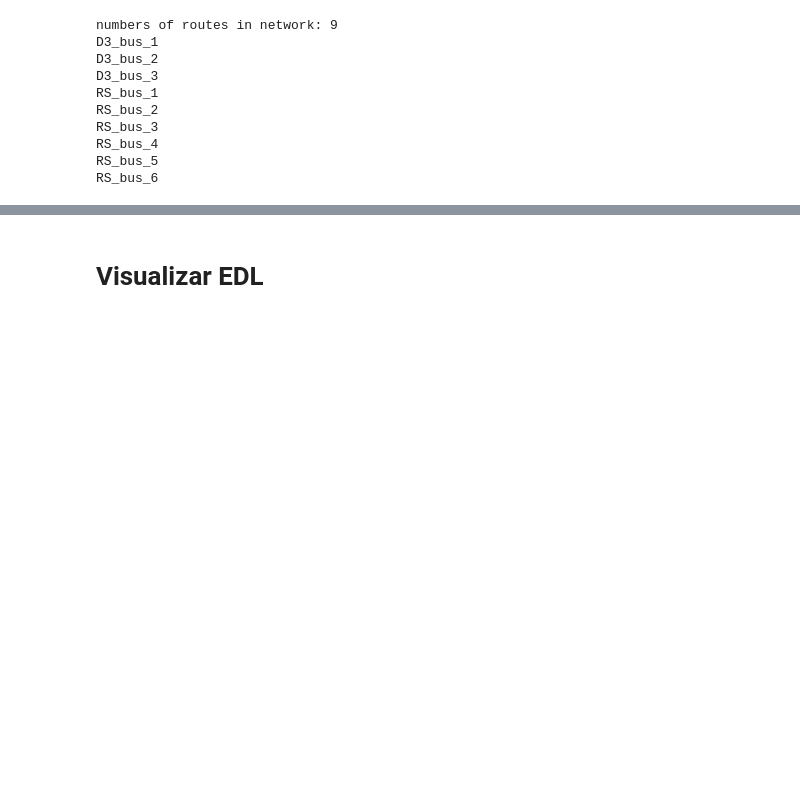
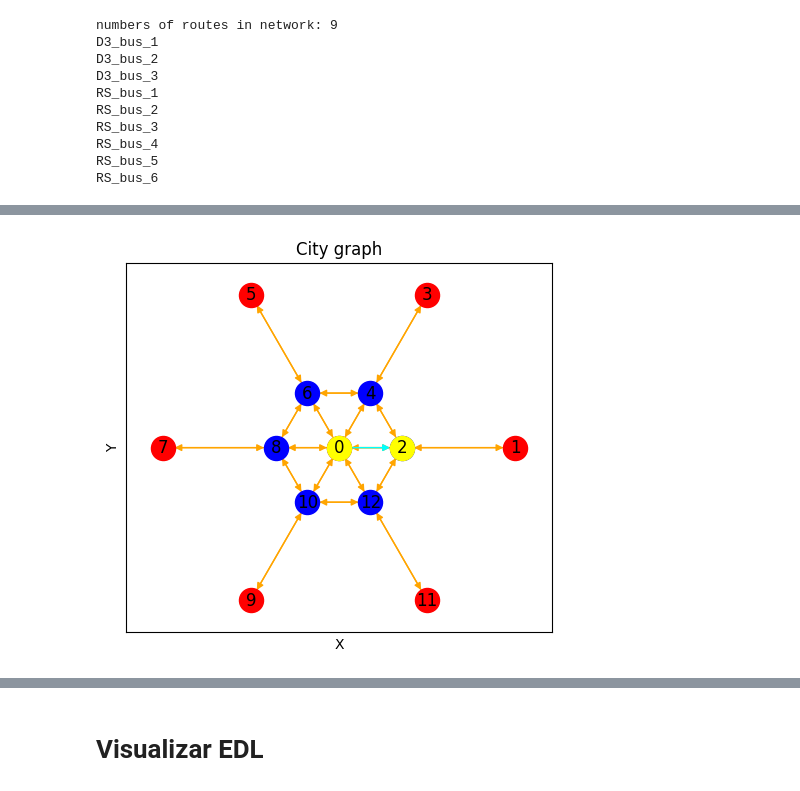
Before and after one commit to valeegomex/Genetic-algorithm-parametric-city, a Jupyter notebook: Resultados_estrategicos.ipynb, the cells around one changed output, grey strips where cells are left out. Saved outputs shown, nothing was run; the diff lists cells and outputs as text; code cells hidden in the pictures; blank space fills up the shorter version.

```diff
--- a/Resultados_estrategicos.ipynb
+++ b/Resultados_estrategicos.ipynb
@@ -282,0 +283,25 @@ INFO:sidermit.optimization.optimizer:Internal optimization
+# %%
+# build a network without routes
+network_direct = TransportNetwork(graph_obj)
+
+diametral_route_j3se = network_direct.get_diametral_routes(mode_obj=bus_obj, jump=3, short=True, express=True)
+diametral_route_j2se = network_direct.get_diametral_routes(mode_obj=bus_obj, jump=2, short=True, express=True)
+feeder_route = network_direct.get_feeder_routes(mode_obj=bus_obj)
+radial_route_e = network_direct.get_radial_routes(mode_obj=bus_obj, short=False, express=True)
+radial_route_s = network_direct.get_radial_routes(mode_obj=bus_obj, short=True, express=False)
+tangencial_route_j1se= network_direct.get_tangencial_routes(mode_obj=bus_obj, jump=1, short=True, express=True)
+
+
+# to add diametral and circular routes to transport network
+for route in diametral_route_j3se:
+    network_direct.add_route(route)
+for route in diametral_route_j2se:
+    network_direct.add_route(route)
+for route in feeder_route:
+    network_direct.add_route(route)
+for route in radial_route_e:
+    network_direct.add_route(route)
+for route in radial_route_s:
+    network_direct.add_route(route)
+for route in tangencial_route_j1se:
+    network_direct.add_route(route)
@@ -282,0 +400,4 @@ INFO:sidermit.optimization.optimizer:Internal optimization
+# %%
+network_direct.plot("sidermit.png", list_routes=["RS_bus_1"], direction="R")
+# %% [output]
+[figure, added]
```
Also changed, not shown: parts of 14 cells of this notebook.
